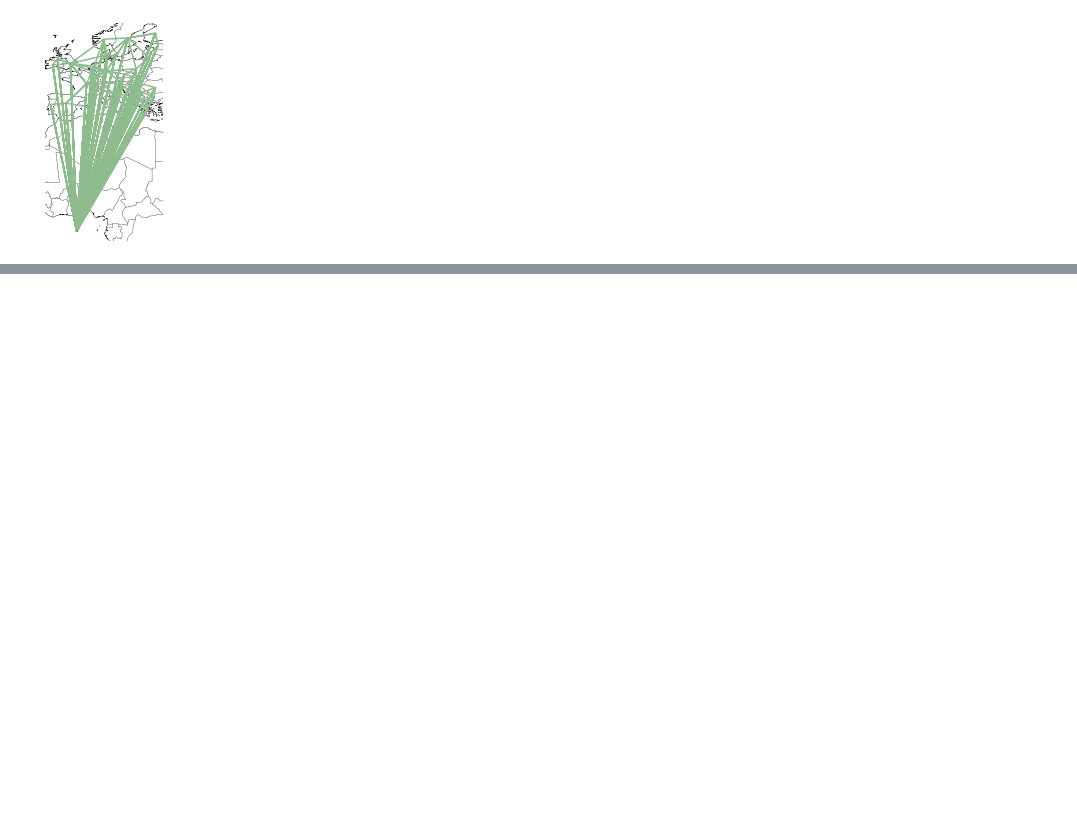
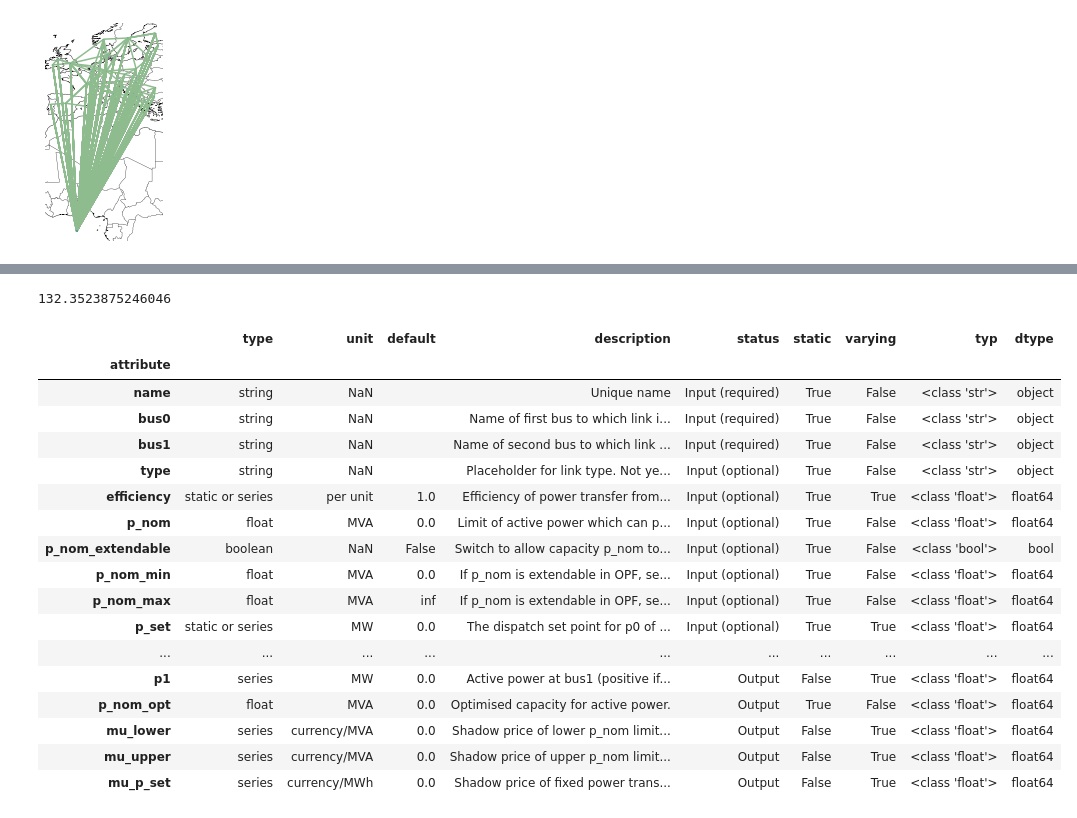
Before and after one commit to humpage/pypsa-eur-sec, a Jupyter notebook: jupyterAnalysis.ipynb, the cells around one changed output, grey strips where cells are left out. Cells and saved outputs as stored; diff of their text form; code cells hidden in the pictures; blank space fills up the shorter version.

```diff
--- a/jupyterAnalysis.ipynb
+++ b/jupyterAnalysis.ipynb
@@ -217,0 +224,25 @@ Name: p_nom_opt, dtype: float64
+# %%
+n.links.p_nom_opt.filter(regex='Tropsch').sum()#head(50)
+# %% [output]
+132.3523875246046
+# %%
+n.components["Link"]["attrs"]
+# %% [output]
+|  | type | unit | default | description | status | static | varying | typ | dtype |
+| attribute |  |  |  |  |  |  |  |  |  |
+| name | string | NaN |  | Unique name | Input (required) | True | False | <class 'str'> | object |
+| bus0 | string | NaN |  | Name of first bus to which link i... | Input (required) | True | False | <class 'str'> | object |
+| bus1 | string | NaN |  | Name of second bus to which link ... | Input (required) | True | False | <class 'str'> | object |
+| type | string | NaN |  | Placeholder for link type. Not ye... | Input (optional) | True | False | <class 'str'> | object |
+| efficiency | static or series | per unit | 1.0 | Efficiency of power transfer from... | Input (optional) | True | True | <class 'float'> | float64 |
+| p_nom | float | MVA | 0.0 | Limit of active power which can p... | Input (optional) | True | False | <class 'float'> | float64 |
+| p_nom_extendable | boolean | NaN | False | Switch to allow capacity p_nom to... | Input (optional) | True | False | <class 'bool'> | bool |
+| p_nom_min | float | MVA | 0.0 | If p_nom is extendable in OPF, se... | Input (optional) | True | False | <class 'float'> | float64 |
+| p_nom_max | float | MVA | inf | If p_nom is extendable in OPF, se... | Input (optional) | True | False | <class 'float'> | float64 |
+| p_set | static or series | MW | 0.0 | The dispatch set point for p0 of ... | Input (optional) | True | True | <class 'float'> | float64 |
+| ... | ... | ... | ... | ... | ... | ... | ... | ... | ... |
+| p1 | series | MW | 0.0 | Active power at bus1 (positive if... | Output | False | True | <class 'float'> | float64 |
+| p_nom_opt | float | MVA | 0.0 | Optimised capacity for active power. | Output | True | False | <class 'float'> | float64 |
+| mu_lower | series | currency/MVA | 0.0 | Shadow price of lower p_nom limit... | Output | False | True | <class 'float'> | float64 |
+| mu_upper | series | currency/MVA | 0.0 | Shadow price of upper p_nom limit... | Output | False | True | <class 'float'> | float64 |
+| mu_p_set | series | currency/MWh | 0.0 | Shadow price of fixed power trans... | Output | False | True | <class 'float'> | float64 |
```
Also changed, not shown: parts of 13 cells of this notebook, 2 other files.
